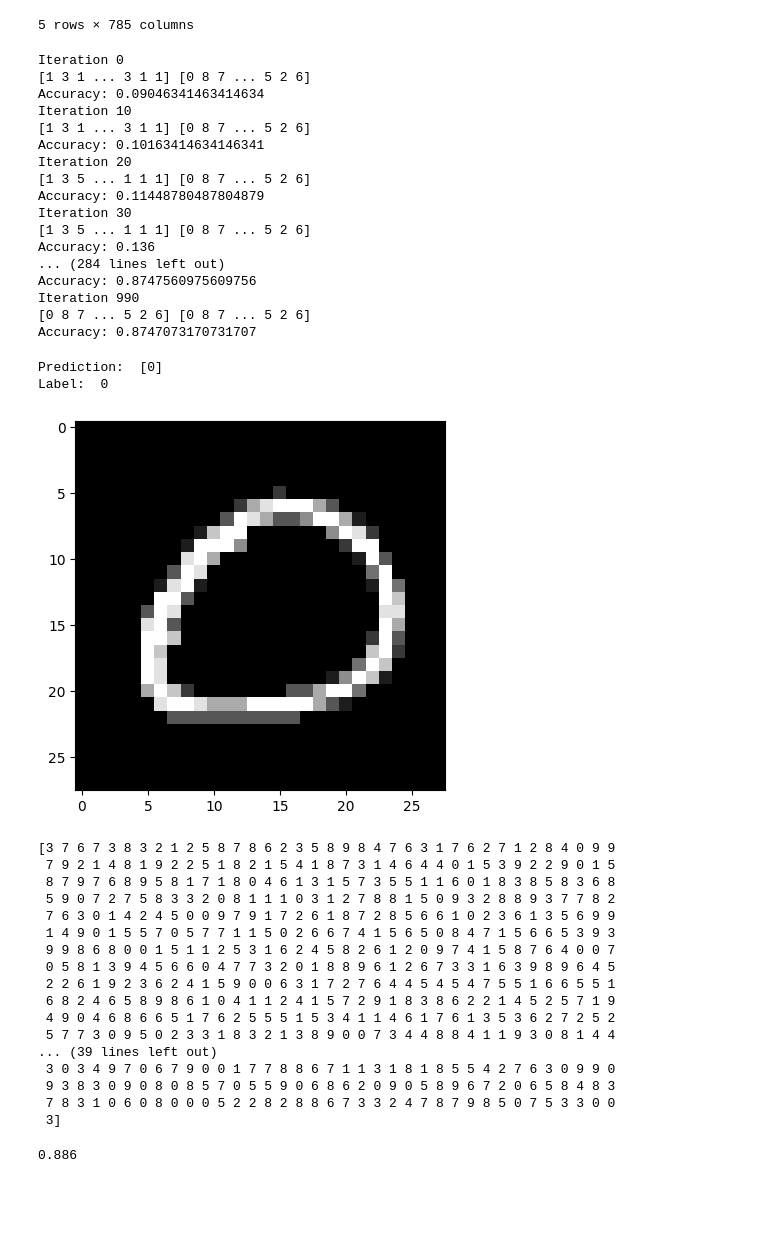
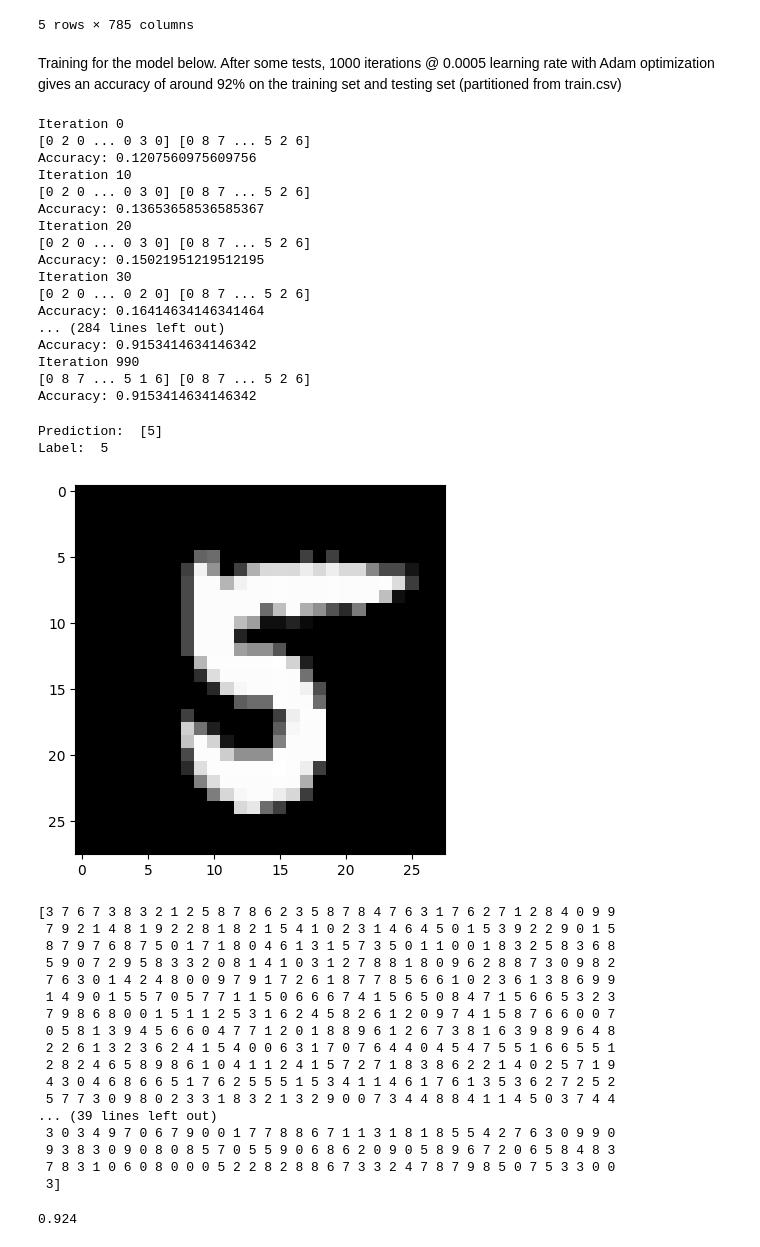
Before and after one commit to carlopizzuto/NN-from-scratch, a Jupyter notebook: main.ipynb, the cells around one changed output. Saved outputs shown, nothing was run; the diff lists cells and outputs as text; code cells hidden in the pictures; blank space fills up the shorter version.

Commit message:
92% accuracy

```diff
--- a/main.ipynb
+++ b/main.ipynb
@@ -159,26 +159,28 @@ def gradient_descent(X, Y, iters, learning_rate):
             print(f"Accuracy: {get_accuracy(predictions, Y)}")
 
     return W1, b1, W2, b2, W3, b3
+# %% [markdown]
+Training for the model below. After some tests, 1000 iterations @ 0.0005 learning rate with Adam optimization gives an accuracy of around 92% on the training set and testing set (partitioned from train.csv)
 # %%
-W1, b1, W2, b2, W3, b3 = gradient_descent(X_train, Y_train, 1000, 0.001)  # Note: typically use a lower learning rate with Adam
+W1, b1, W2, b2, W3, b3 = gradient_descent(X_train, Y_train, 1000, 0.0005)  # Note: typically use a lower learning rate with Adam
 # %% [output]
 Iteration 0
-[1 3 1 ... 3 1 1] [0 8 7 ... 5 2 6]
-Accuracy: 0.09046341463414634
+[0 2 0 ... 0 3 0] [0 8 7 ... 5 2 6]
+Accuracy: 0.1207560975609756
 Iteration 10
-[1 3 1 ... 3 1 1] [0 8 7 ... 5 2 6]
-Accuracy: 0.10163414634146341
+[0 2 0 ... 0 3 0] [0 8 7 ... 5 2 6]
+Accuracy: 0.13653658536585367
 Iteration 20
-[1 3 5 ... 1 1 1] [0 8 7 ... 5 2 6]
-Accuracy: 0.11448780487804879
+[0 2 0 ... 0 3 0] [0 8 7 ... 5 2 6]
+Accuracy: 0.15021951219512195
 Iteration 30
-[1 3 5 ... 1 1 1] [0 8 7 ... 5 2 6]
-Accuracy: 0.136
+[0 2 0 ... 0 2 0] [0 8 7 ... 5 2 6]
+Accuracy: 0.16414634146341464
 ... (284 lines left out)
-Accuracy: 0.8747560975609756
+Accuracy: 0.9153414634146342
 Iteration 990
-[0 8 7 ... 5 2 6] [0 8 7 ... 5 2 6]
-Accuracy: 0.8747073170731707
+[0 8 7 ... 5 1 6] [0 8 7 ... 5 2 6]
+Accuracy: 0.9153414634146342
 # %%
 def make_predictions(X, W1, b1, W2, b2, W3, b3):
     _, _, _, _, _, A3 = forward_prop(W1, b1, W2, b2, W3, b3, X)
@@ -197,30 +199,30 @@ def test_prediction(index, W1, b1, W2, b2, W3, b3):
     plt.imshow(current_image, interpolation='nearest')
     plt.show()
 # %%
-test_prediction(679, W1, b1, W2, b2, W3, b3)
+test_prediction(100, W1, b1, W2, b2, W3, b3)
 # %% [output]
-Prediction:  [0]
-Label:  0
+Prediction:  [5]
+Label:  5
-[figure, old version]
+[figure, new version]
 # %%
 dev_predictions = make_predictions(X_dev, W1, b1, W2, b2, W3, b3)
 get_accuracy(dev_predictions, Y_dev)
 # %% [output]
-[3 7 6 7 3 8 3 2 1 2 5 8 7 8 6 2 3 5 8 9 8 4 7 6 3 1 7 6 2 7 1 2 8 4 0 9 9
- 7 9 2 1 4 8 1 9 2 2 5 1 8 2 1 5 4 1 8 7 3 1 4 6 4 4 0 1 5 3 9 2 2 9 0 1 5
- 8 7 9 7 6 8 9 5 8 1 7 1 8 0 4 6 1 3 1 5 7 3 5 5 1 1 6 0 1 8 3 8 5 8 3 6 8
- 5 9 0 7 2 7 5 8 3 3 2 0 8 1 1 1 0 3 1 2 7 8 8 1 5 0 9 3 2 8 8 9 3 7 7 8 2
- 7 6 3 0 1 4 2 4 5 0 0 9 7 9 1 7 2 6 1 8 7 2 8 5 6 6 1 0 2 3 6 1 3 5 6 9 9
- 1 4 9 0 1 5 5 7 0 5 7 7 1 1 5 0 2 6 6 7 4 1 5 6 5 0 8 4 7 1 5 6 6 5 3 9 3
- 9 9 8 6 8 0 0 1 5 1 1 2 5 3 1 6 2 4 5 8 2 6 1 2 0 9 7 4 1 5 8 7 6 4 0 0 7
- 0 5 8 1 3 9 4 5 6 6 0 4 7 7 3 2 0 1 8 8 9 6 1 2 6 7 3 3 1 6 3 9 8 9 6 4 5
- 2 2 6 1 9 2 3 6 2 4 1 5 9 0 0 6 3 1 7 2 7 6 4 4 5 4 5 4 7 5 5 1 6 6 5 5 1
- 6 8 2 4 6 5 8 9 8 6 1 0 4 1 1 2 4 1 5 7 2 9 1 8 3 8 6 2 2 1 4 5 2 5 7 1 9
- 4 9 0 4 6 8 6 6 5 1 7 6 2 5 5 5 1 5 3 4 1 1 4 6 1 7 6 1 3 5 3 6 2 7 2 5 2
- 5 7 7 3 0 9 5 0 2 3 3 1 8 3 2 1 3 8 9 0 0 7 3 4 4 8 8 4 1 1 9 3 0 8 1 4 4
+[3 7 6 7 3 8 3 2 1 2 5 8 7 8 6 2 3 5 8 7 8 4 7 6 3 1 7 6 2 7 1 2 8 4 0 9 9
+ 7 9 2 1 4 8 1 9 2 2 8 1 8 2 1 5 4 1 0 2 3 1 4 6 4 5 0 1 5 3 9 2 2 9 0 1 5
+ 8 7 9 7 6 8 7 5 0 1 7 1 8 0 4 6 1 3 1 5 7 3 5 0 1 1 0 0 1 8 3 2 5 8 3 6 8
+ 5 9 0 7 2 9 5 8 3 3 2 0 8 1 4 1 0 3 1 2 7 8 8 1 8 0 9 6 2 8 8 7 3 0 9 8 2
+ 7 6 3 0 1 4 2 4 8 0 0 9 7 9 1 7 2 6 1 8 7 7 8 5 6 6 1 0 2 3 6 1 3 8 6 9 9
+ 1 4 9 0 1 5 5 7 0 5 7 7 1 1 5 0 6 6 6 7 4 1 5 6 5 0 8 4 7 1 5 6 6 5 3 2 3
+ 7 9 8 6 8 0 0 1 5 1 1 2 5 3 1 6 2 4 5 8 2 6 1 2 0 9 7 4 1 5 8 7 6 6 0 0 7
+ 0 5 8 1 3 9 4 5 6 6 0 4 7 7 1 2 0 1 8 8 9 6 1 2 6 7 3 8 1 6 3 9 8 9 6 4 8
+ 2 2 6 1 3 2 3 6 2 4 1 5 4 0 0 6 3 1 7 0 7 6 4 4 0 4 5 4 7 5 5 1 6 6 5 5 1
+ 2 8 2 4 6 5 8 9 8 6 1 0 4 1 1 2 4 1 5 7 2 7 1 8 3 8 6 2 2 1 4 0 2 5 7 1 9
+ 4 3 0 4 6 8 6 6 5 1 7 6 2 5 5 5 1 5 3 4 1 1 4 6 1 7 6 1 3 5 3 6 2 7 2 5 2
+ 5 7 7 3 0 9 8 0 2 3 3 1 8 3 2 1 3 2 9 0 0 7 3 4 4 8 8 4 1 1 4 5 0 3 7 4 4
 ... (39 lines left out)
  3 0 3 4 9 7 0 6 7 9 0 0 1 7 7 8 8 6 7 1 1 3 1 8 1 8 5 5 4 2 7 6 3 0 9 9 0
  9 3 8 3 0 9 0 8 0 8 5 7 0 5 5 9 0 6 8 6 2 0 9 0 5 8 9 6 7 2 0 6 5 8 4 8 3
  7 8 3 1 0 6 0 8 0 0 0 5 2 2 8 2 8 8 6 7 3 3 2 4 7 8 7 9 8 5 0 7 5 3 3 0 0
  3]
-0.886
+0.924
```
